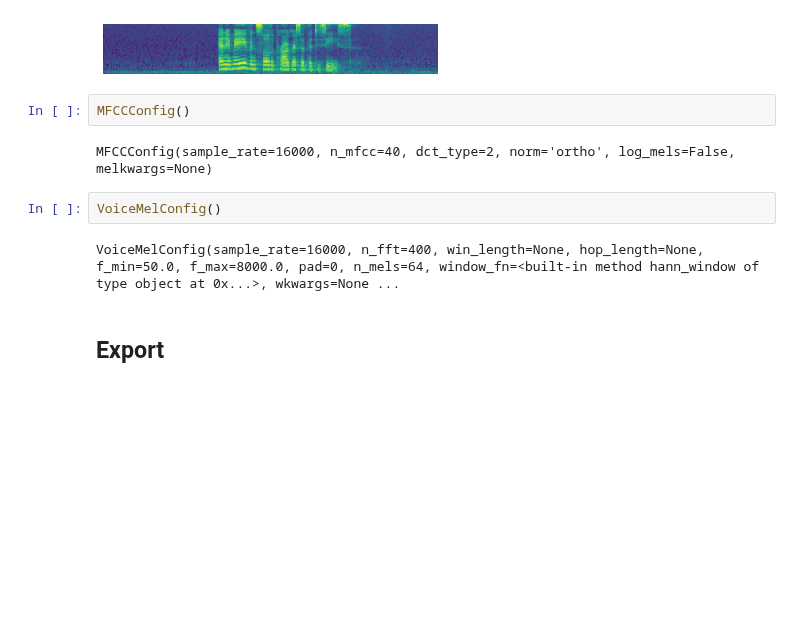
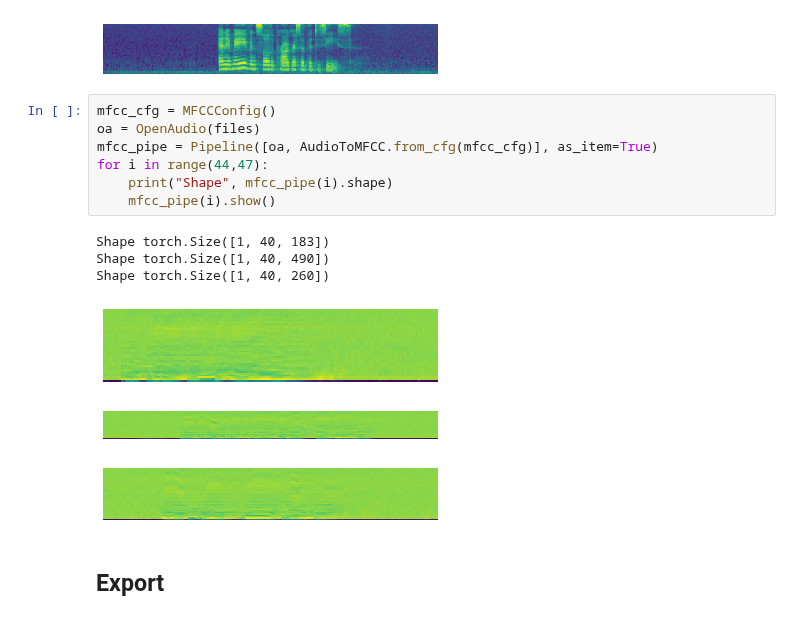
Before and after one commit to fastaudio/fastai2_audio, a Jupyter notebook: dev/70_audio_core.ipynb, the cells around one changed output. Saved outputs shown, nothing was run; the diff lists cells and outputs as text; blank space fills up the shorter version.

Commit message:
Complete testing for configs and pipelines

```diff
--- a/dev/70_audio_core.ipynb
+++ b/dev/70_audio_core.ipynb
@@ -696,14 +699,20 @@ for i in range(3):
 [figure]
 [figure]
 [figure]
-# %%
-MFCCConfig()
-# %% [output]
-MFCCConfig(sample_rate=16000, n_mfcc=40, dct_type=2, norm='ortho', log_mels=False, melkwargs=None)
-# %%
-VoiceMelConfig()
-# %% [output]
-VoiceMelConfig(sample_rate=16000, n_fft=400, win_length=None, hop_length=None, f_min=50.0, f_max=8000.0, pad=0, n_mels=64, window_fn=<built-in method hann_window of type object at 0x...>, wkwargs=None ...
+# %%
+mfcc_cfg = MFCCConfig()
+oa = OpenAudio(files)
+mfcc_pipe = Pipeline([oa, AudioToMFCC.from_cfg(mfcc_cfg)], as_item=True)
+for i in range(44,47):
+    print("Shape", mfcc_pipe(i).shape)
+    mfcc_pipe(i).show()
+# %% [output]
+Shape torch.Size([1, 40, 183])
+Shape torch.Size([1, 40, 490])
+Shape torch.Size([1, 40, 260])
+[figure, added]
+[figure, added]
+[figure, added]
 # %% [markdown]
 ## Export
 # %%
```
Also changed, not shown: parts of 3 cells of this notebook.
